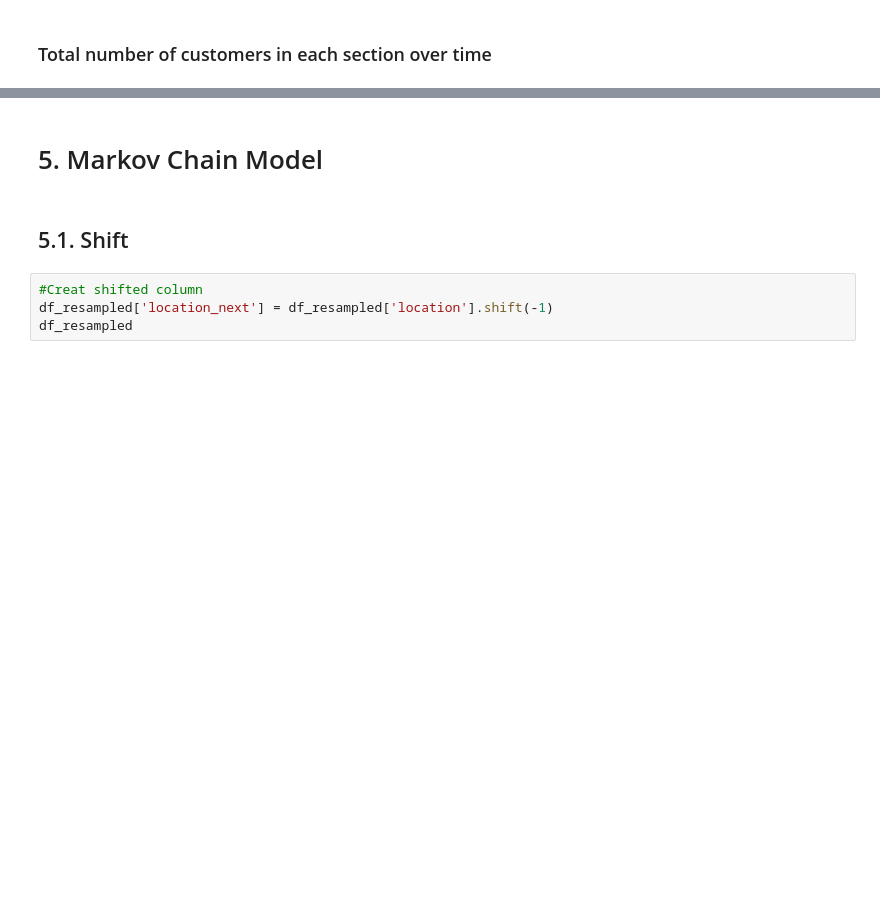
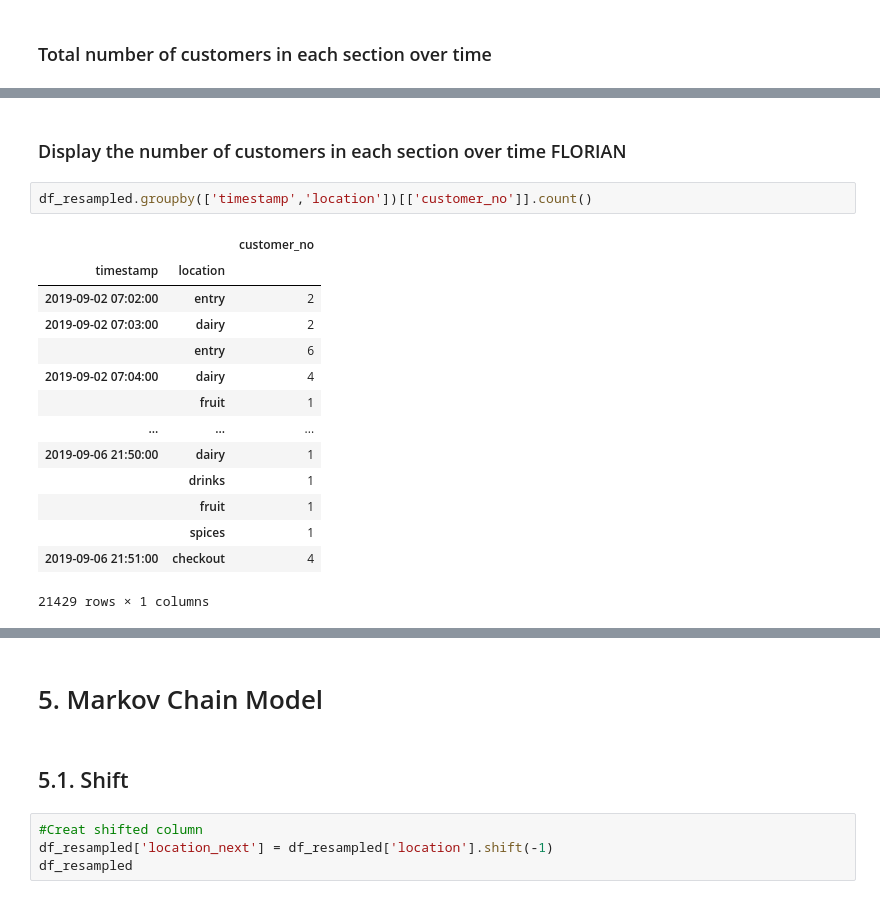
Before and after one commit to Frosti1991/Markov-Chain-Project, a Jupyter notebook: Markov_Chain_Project.ipynb, the cells around one changed output, grey strips where cells are left out. Saved outputs shown, nothing was run; the diff lists cells and outputs as text; blank space fills up the shorter version.

```diff
--- a/Markov_Chain_Project.ipynb
+++ b/Markov_Chain_Project.ipynb
@@ -355 +352,20 @@ mon2
+# %% [markdown]
+### Display the number of customers in each section over time                  FLORIAN
+# %%
+df_resampled.groupby(['timestamp','location'])[['customer_no']].count()
+# %% [output]
+|  |  | customer_no |
+| timestamp | location |  |
+| 2019-09-02 07:02:00 | entry | 2 |
+| 2019-09-02 07:03:00 | dairy | 2 |
+|  | entry | 6 |
+| 2019-09-02 07:04:00 | dairy | 4 |
+|  | fruit | 1 |
+| ... | ... | ... |
+| 2019-09-06 21:50:00 | dairy | 1 |
+|  | drinks | 1 |
+|  | fruit | 1 |
+|  | spices | 1 |
+| 2019-09-06 21:51:00 | checkout | 4 |
+21429 rows × 1 columns
 # %%
```
Also changed, not shown: parts of 30 cells of this notebook.
